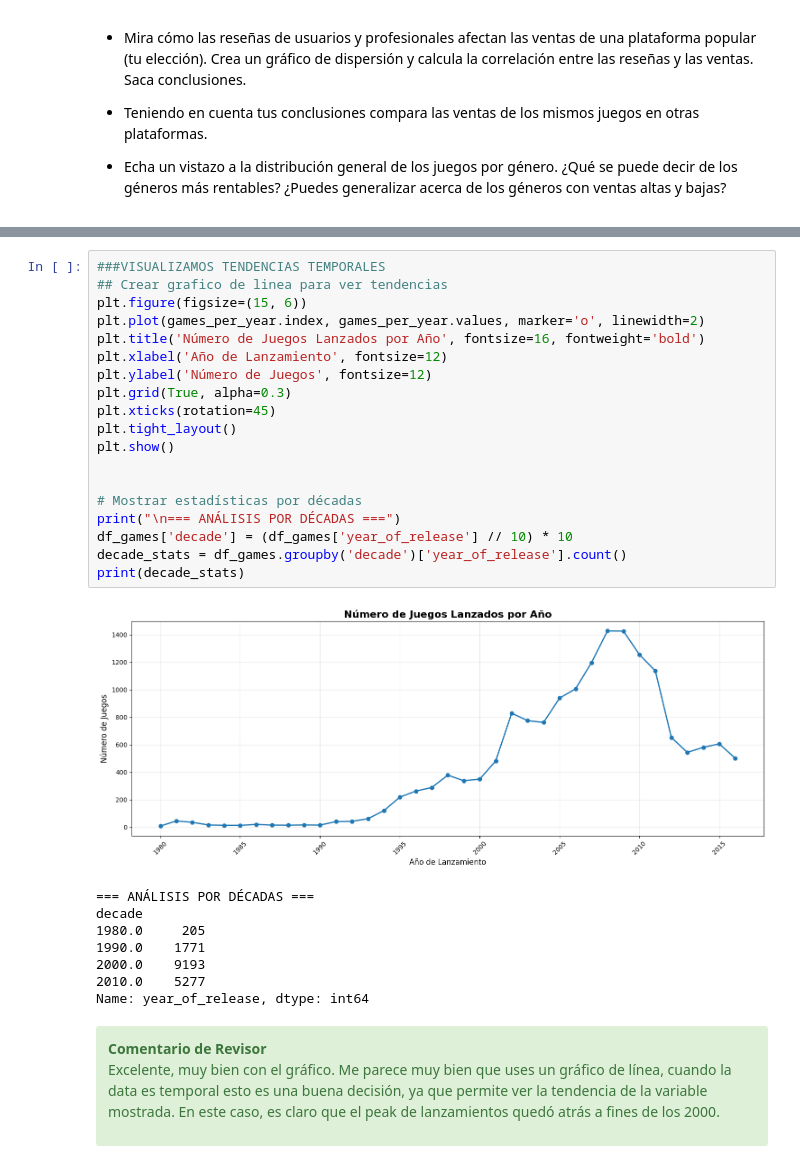
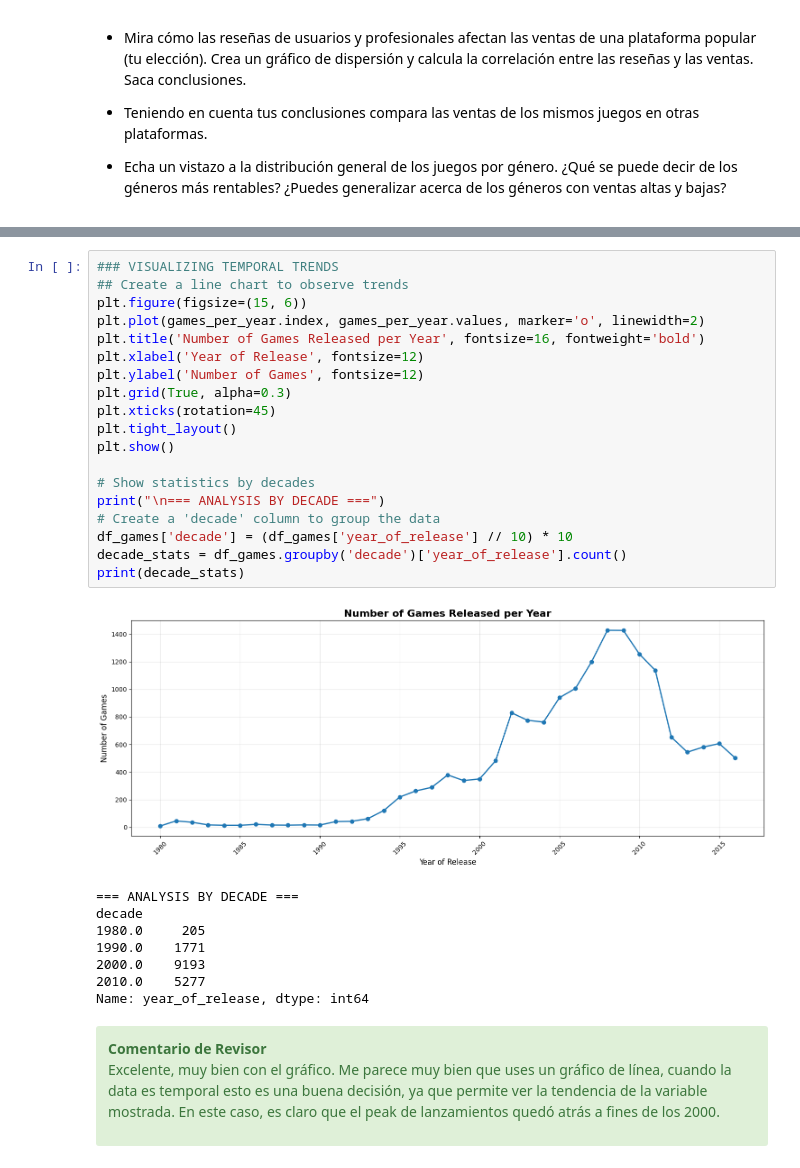
Before and after one commit to juliethrodri24-web/analisis_ventas_videojuegos_tienda, a Jupyter notebook: notebook.ipynb, the cells around one changed output, grey strips where cells are left out. Drawn from its saved outputs; the diff is of its cells as text.

```diff
--- a/notebook.ipynb
+++ b/notebook.ipynb
@@ -482,25 +448,25 @@ Promedio de juegos por año: 444.5
 # %%
-###VISUALIZAMOS TENDENCIAS TEMPORALES
-## Crear grafico de linea para ver tendencias
+### VISUALIZING TEMPORAL TRENDS
+## Create a line chart to observe trends
 plt.figure(figsize=(15, 6))
 plt.plot(games_per_year.index, games_per_year.values, marker='o', linewidth=2)
-plt.title('Número de Juegos Lanzados por Año', fontsize=16, fontweight='bold')
-plt.xlabel('Año de Lanzamiento', fontsize=12)
-plt.ylabel('Número de Juegos', fontsize=12)
+plt.title('Number of Games Released per Year', fontsize=16, fontweight='bold')
+plt.xlabel('Year of Release', fontsize=12)
+plt.ylabel('Number of Games', fontsize=12)
 plt.grid(True, alpha=0.3)
 plt.xticks(rotation=45)
 plt.tight_layout()
 plt.show()
 
-
-# Mostrar estadísticas por décadas
-print("\n=== ANÁLISIS POR DÉCADAS ===")
+# Show statistics by decades
+print("\n=== ANALYSIS BY DECADE ===")
+# Create a 'decade' column to group the data
 df_games['decade'] = (df_games['year_of_release'] // 10) * 10
 decade_stats = df_games.groupby('decade')['year_of_release'].count()
 print(decade_stats)
 # %% [output]
-[figure, old version]
+[figure, new version]
-=== ANÁLISIS POR DÉCADAS ===
+=== ANALYSIS BY DECADE ===
 decade
 1980.0     205
 1990.0    1771
```
Also changed, not shown: parts of 5 cells of this notebook.
